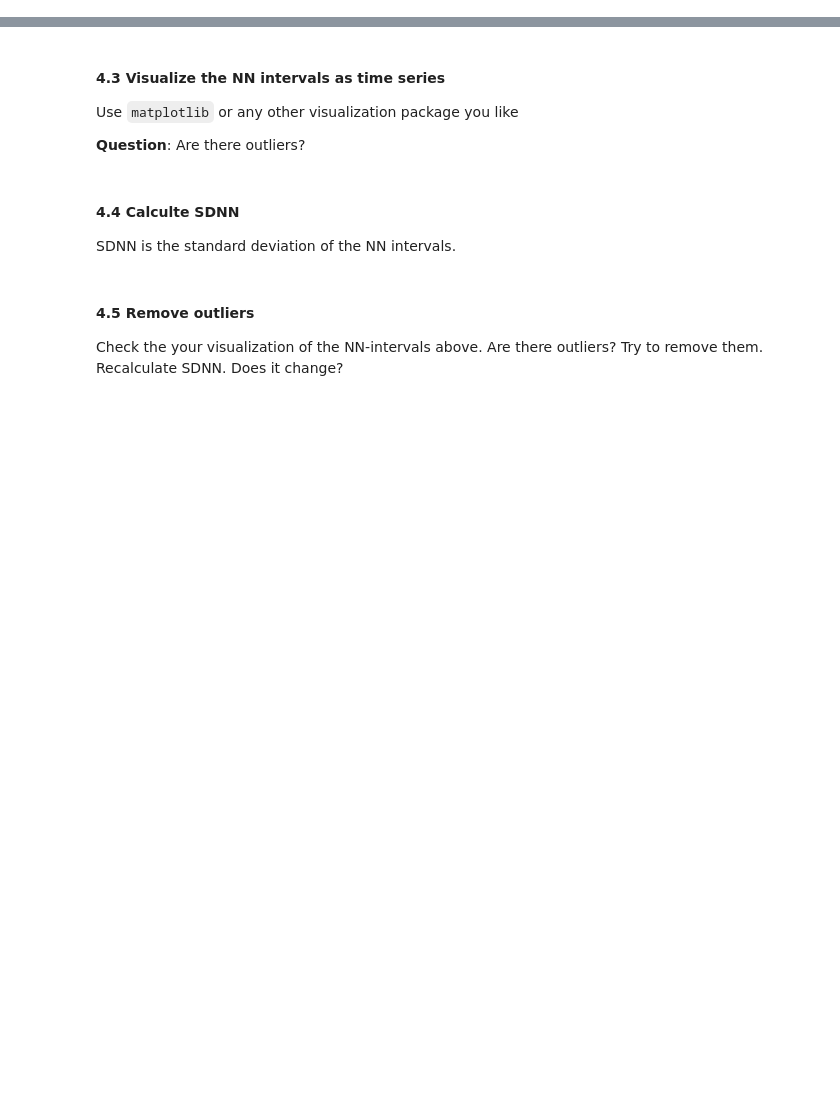
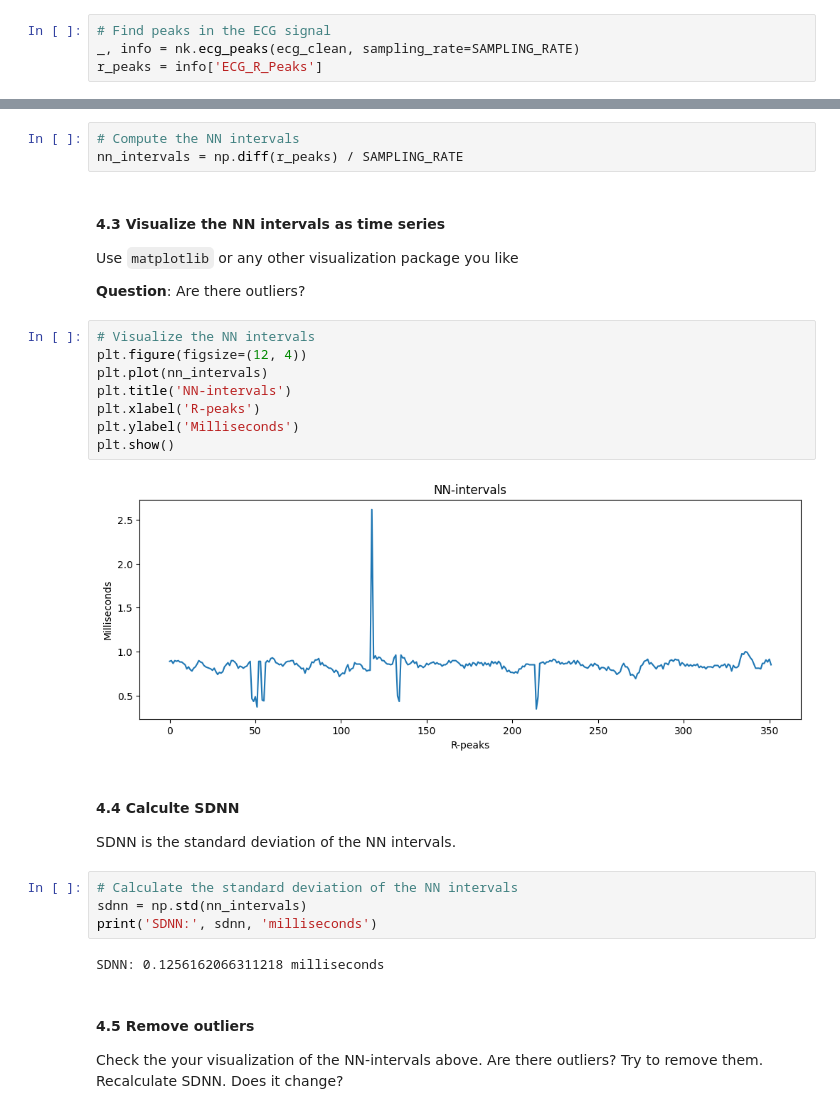
Before and after one commit to Fr3m3l1/BiSeIm, a Jupyter notebook: week3/ecg_hrv_exercice.ipynb, the cells around one changed output, grey strips where cells are left out. Cells and saved outputs as stored; diff of their text form; blank space fills up the shorter version.

```diff
--- a/week3/ecg_hrv_exercice.ipynb
+++ b/week3/ecg_hrv_exercice.ipynb
@@ -89,6 +92,10 @@ plotly_peak_plot(ecg_clean, SAMPLING_RATE)
 #### 4.1 Find the peaks
 
 Use the neurokit2 function [ecg_peaks](https://neuropsychology.github.io/NeuroKit/functions/ecg.html#ecg-peaks) to extract peak. Check out the function arguments and try to remove artifacts. Also try out different methods.
+# %%
+# Find peaks in the ECG signal
+_, info = nk.ecg_peaks(ecg_clean, sampling_rate=SAMPLING_RATE)
+r_peaks = info['ECG_R_Peaks']
 # %% [markdown]
 #### 4.2 Calculate the NN intervals
 
@@ -98,16 +105,35 @@ Hints
 - use the data in `info` (second return argument of `nk.ecg_peaks`)
 - use `np.diff()` to calculate differences
 - use the `SAMPLING_RATE` to convert to milliseconds
+# %%
+# Compute the NN intervals
+nn_intervals = np.diff(r_peaks) / SAMPLING_RATE
 # %% [markdown]
 #### 4.3 Visualize the NN intervals as time series
 
 Use `matplotlib` or any other visualization package you like
 
 **Question**: Are there outliers?
+# %%
+# Visualize the NN intervals
+plt.figure(figsize=(12, 4))
+plt.plot(nn_intervals)
+plt.title('NN-intervals')
+plt.xlabel('R-peaks')
+plt.ylabel('Milliseconds')
+plt.show()
+# %% [output]
+[figure, added]
 # %% [markdown]
 #### 4.4 Calculte SDNN
 
 SDNN is the standard deviation of the NN intervals.
+# %%
+# Calculate the standard deviation of the NN intervals
+sdnn = np.std(nn_intervals)
+print('SDNN:', sdnn, 'milliseconds')
+# %% [output]
+SDNN: 0.1256162066311218 milliseconds
 # %% [markdown]
 #### 4.5 Remove outliers
 
```
Also changed, not shown: parts of 1 cell of this notebook, 2 other files.
